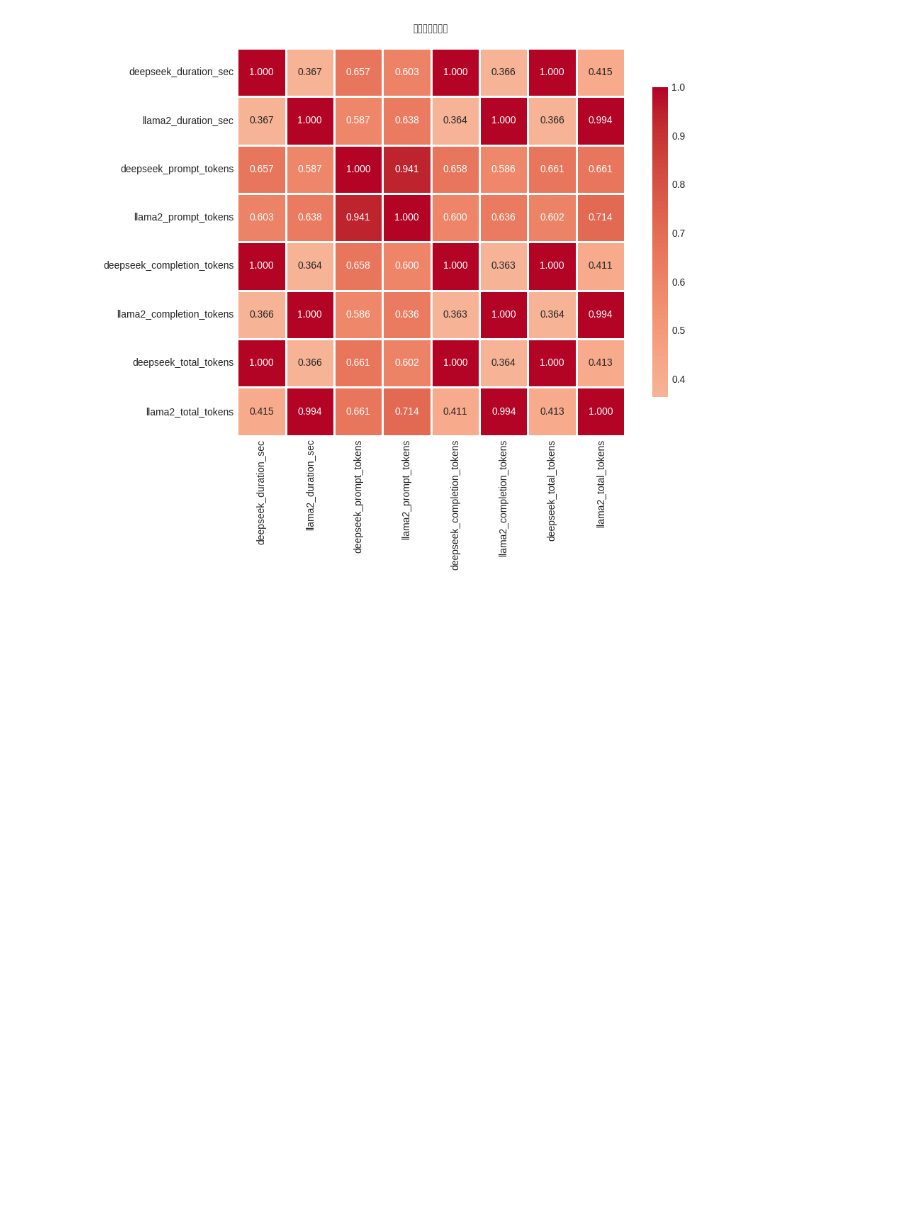
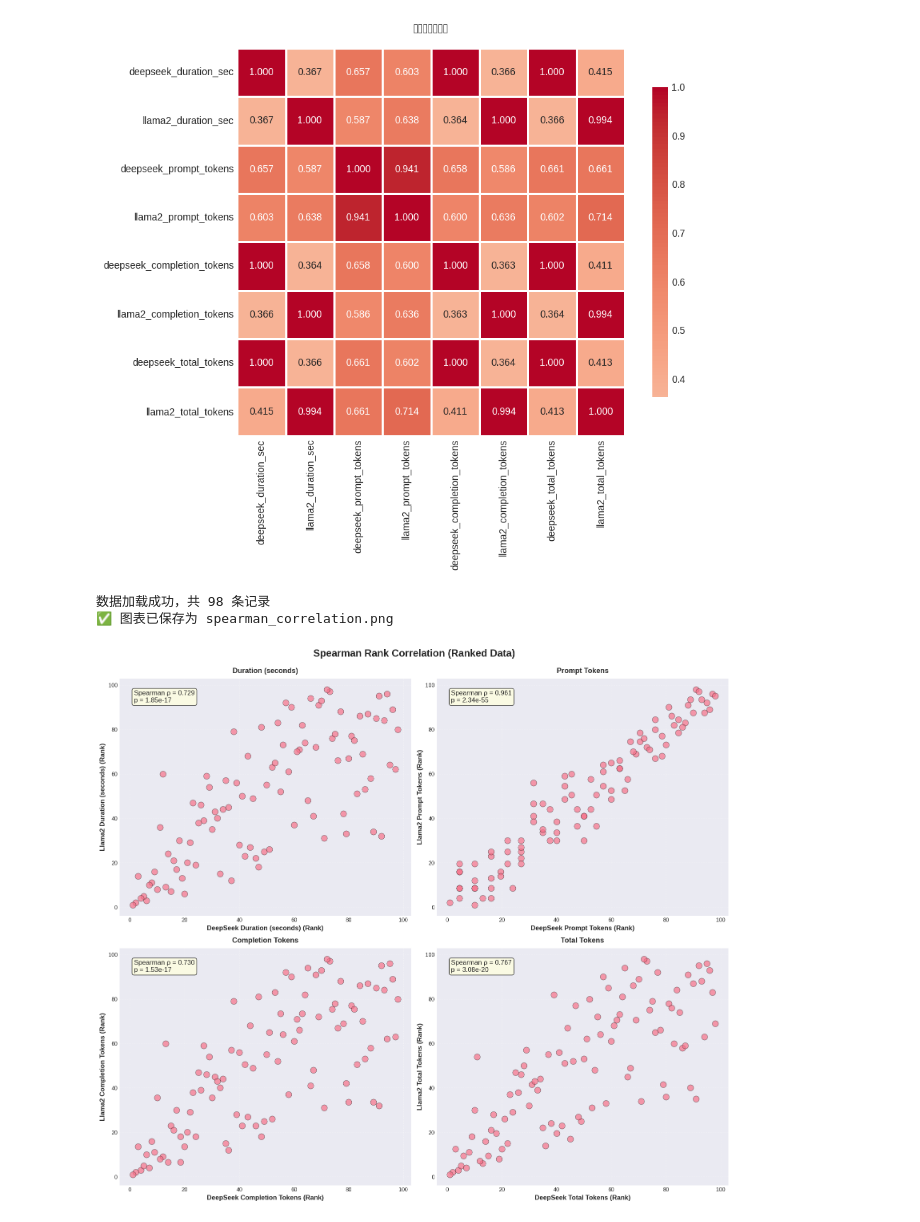
Before and after one commit to M7xm6/temp_llama, a Jupyter notebook: Llama_2_7b_chat_hf3.ipynb, the cells around one changed output. Cells and saved outputs as stored; diff of their text form; code cells hidden in the pictures; blank space fills up the shorter version.

Commit message:
spearman相关性

```diff
--- a/Llama_2_7b_chat_hf3.ipynb
+++ b/Llama_2_7b_chat_hf3.ipynb
@@ -488,3 +489,69 @@ if __name__ == "__main__":
 [figure]
 [figure]
 [figure]
+# %%
+# 独立绘图脚本 - Spearman秩相关图
+# 运行前提：已存在 llama2_results_detailed.csv 文件
+
+import pandas as pd
+import numpy as np
+import matplotlib.pyplot as plt
+import seaborn as sns
+from scipy import stats
+
+# 设置绘图样式
+plt.style.use('seaborn-v0_8-darkgrid')
+sns.set_palette("husl")
+
+# 1. 加载数据
+df = pd.read_csv('llama2_results_detailed.csv')
+print(f"数据加载成功，共 {len(df)} 条记录")
+
+# 2. 定义指标及英文标签
+metrics = ['duration_sec', 'prompt_tokens', 'completion_tokens', 'total_tokens']
+metric_labels_en = {
+    'duration_sec': 'Duration (seconds)',
+    'prompt_tokens': 'Prompt Tokens',
+    'completion_tokens': 'Completion Tokens',
+    'total_tokens': 'Total Tokens'
+}
+
+# 3. 创建画布
+fig, axes = plt.subplots(2, 2, figsize=(16, 14))
+fig.suptitle('Spearman Rank Correlation (Ranked Data)', fontsize=18, fontweight='bold', y=0.995)
+
+for idx, metric in enumerate(metrics):
+    ax = axes[idx // 2, idx % 2]
+
+    x = df[f'deepseek_{metric}'].values
+    y = df[f'llama2_{metric}'].values
+
+    # 转换为秩次
+    x_rank = stats.rankdata(x)
+    y_rank = stats.rankdata(y)
+
+    # 散点图
+    ax.scatter(x_rank, y_rank, alpha=0.7, s=120, edgecolors='black', linewidth=0.5)
+
+    # 计算 Spearman 相关系数
+    rho, p_value = stats.spearmanr(x, y)
+
+    # 添加统计信息框
+    textstr = f"Spearman ρ = {rho:.3f}\np = {p_value:.2e}"
+    props = dict(boxstyle='round', facecolor='lightyellow', alpha=0.8)
+    ax.text(0.05, 0.95, textstr, transform=ax.transAxes, fontsize=12,
+            verticalalignment='top', bbox=props)
+
+    ax.set_xlabel(f'DeepSeek {metric_labels_en[metric]} (Rank)', fontsize=12, fontweight='bold')
+    ax.set_ylabel(f'Llama2 {metric_labels_en[metric]} (Rank)', fontsize=12, fontweight='bold')
+    ax.set_title(metric_labels_en[metric], fontsize=13, fontweight='bold', pad=10)
+    ax.grid(True, alpha=0.3, linestyle='--')
+
+plt.tight_layout()
+plt.savefig('spearman_correlation.png', dpi=300, bbox_inches='tight')
+print("✅ 图表已保存为 spearman_correlation.png")
+plt.show()
+# %% [output]
+数据加载成功，共 98 条记录
+✅ 图表已保存为 spearman_correlation.png
+[figure, added]
```
Also changed, not shown: parts of 2 cells of this notebook.
